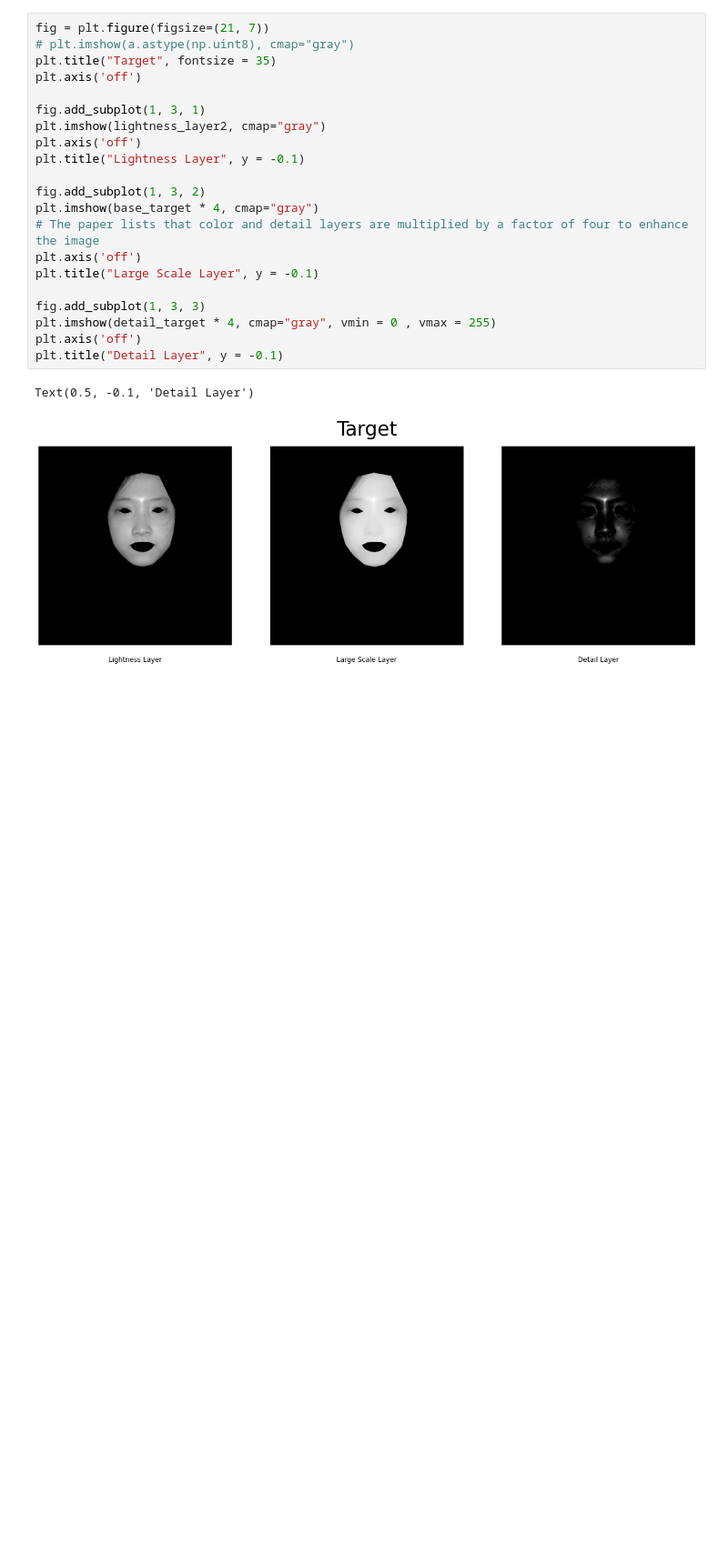
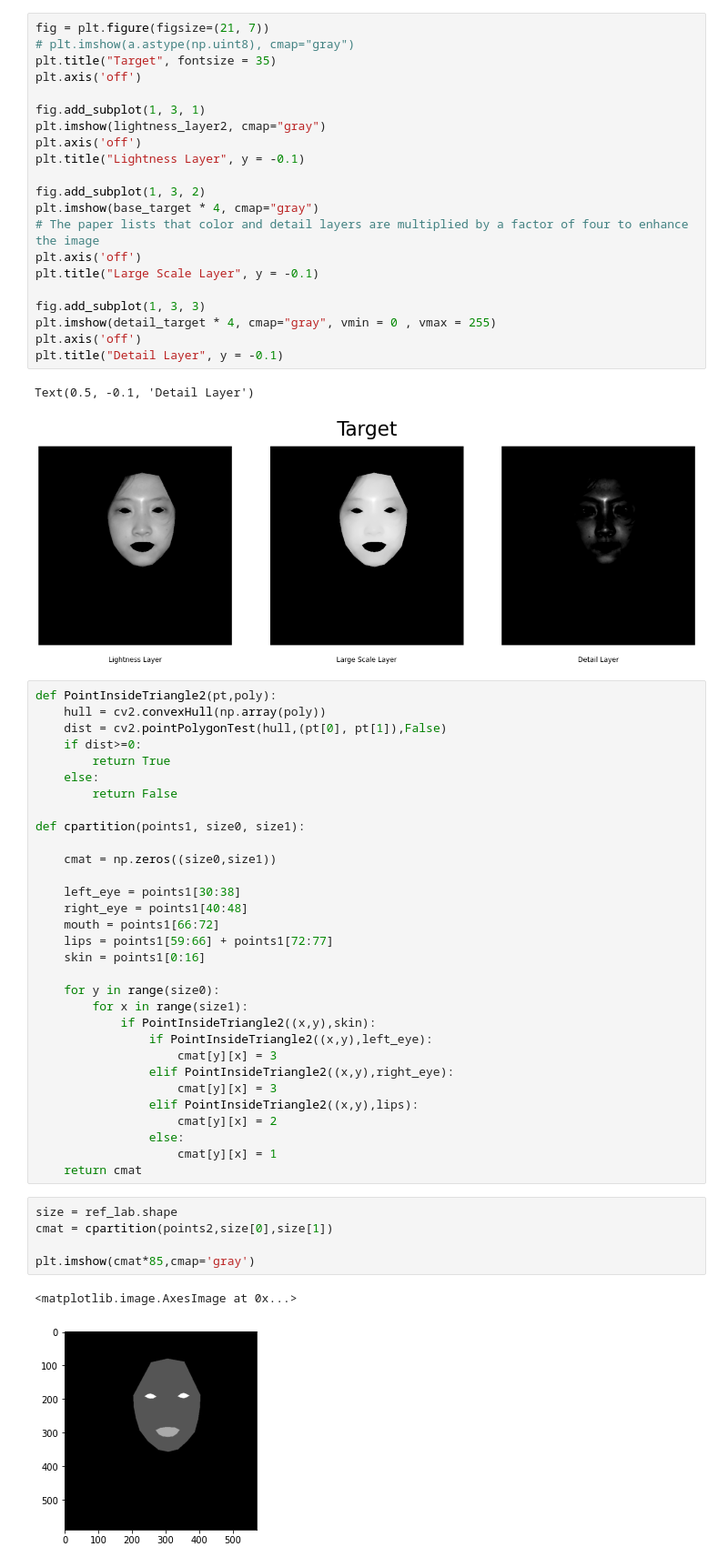
Before and after one commit to shaunak-badani/Digital-Makeup-Face-Generation, a Jupyter notebook: src/Digital Makeup Face Generation.ipynb, the cells around one changed output. Shown at 91% size. Saved outputs shown, nothing was run; the diff lists cells and outputs as text; blank space fills up the shorter version.

```diff
--- a/src/Digital Makeup Face Generation.ipynb
+++ b/src/Digital Makeup Face Generation.ipynb
@@ -591,3 +602,42 @@ plt.title("Detail Layer", y = -0.1)
 # %% [output]
 Text(0.5, -0.1, 'Detail Layer')
 [figure]
+# %%
+def PointInsideTriangle2(pt,poly):
+    hull = cv2.convexHull(np.array(poly))
+    dist = cv2.pointPolygonTest(hull,(pt[0], pt[1]),False)
+    if dist>=0:
+        return True
+    else:
+        return False
+
+def cpartition(points1, size0, size1):
+
+    cmat = np.zeros((size0,size1))
+
+    left_eye = points1[30:38]
+    right_eye = points1[40:48]
+    mouth = points1[66:72]
+    lips = points1[59:66] + points1[72:77]
+    skin = points1[0:16]
+
+    for y in range(size0):
+        for x in range(size1):
+            if PointInsideTriangle2((x,y),skin):
+                if PointInsideTriangle2((x,y),left_eye):
+                    cmat[y][x] = 3
+                elif PointInsideTriangle2((x,y),right_eye):
+                    cmat[y][x] = 3
+                elif PointInsideTriangle2((x,y),lips):
+                    cmat[y][x] = 2
+                else:
+                    cmat[y][x] = 1
+    return cmat
+# %%
+size = ref_lab.shape
+cmat = cpartition(points2,size[0],size[1])
+
+plt.imshow(cmat*85,cmap='gray')
+# %% [output]
+<matplotlib.image.AxesImage at 0x...>
+[figure, added]
```
Also changed, not shown: parts of 12 cells of this notebook.
